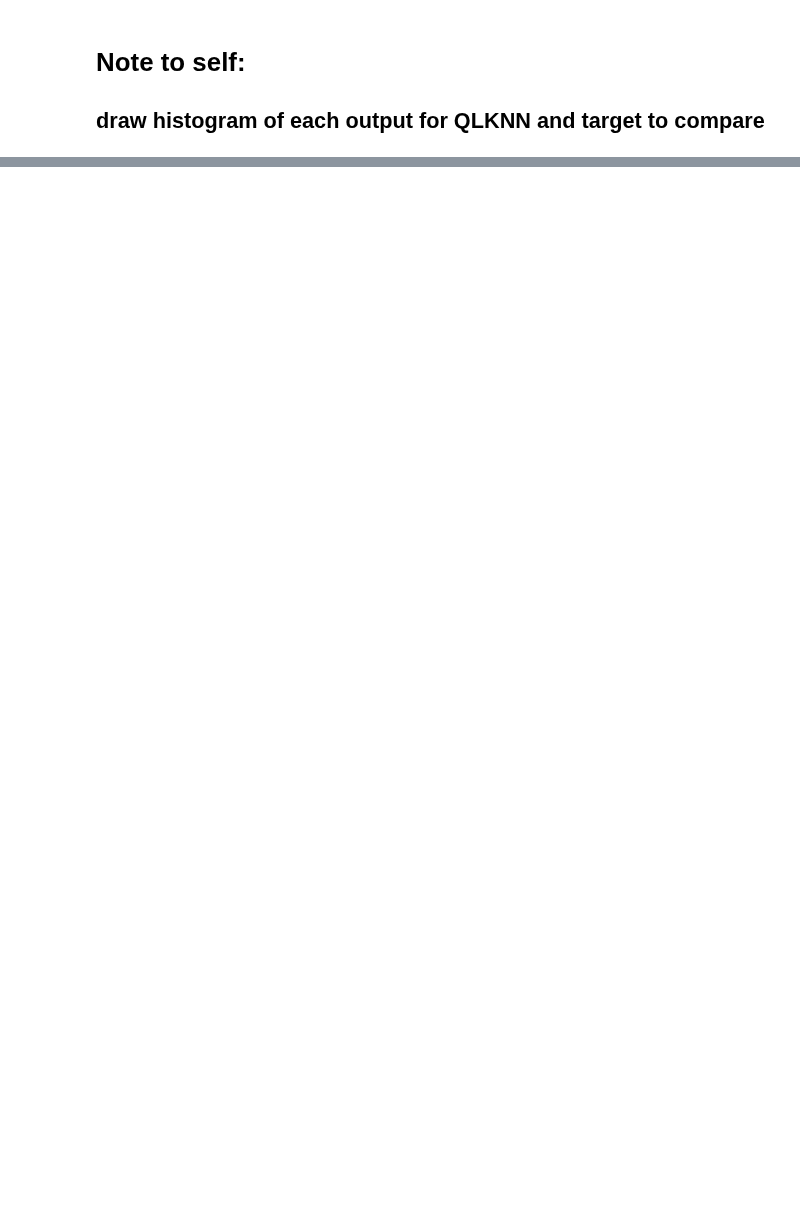
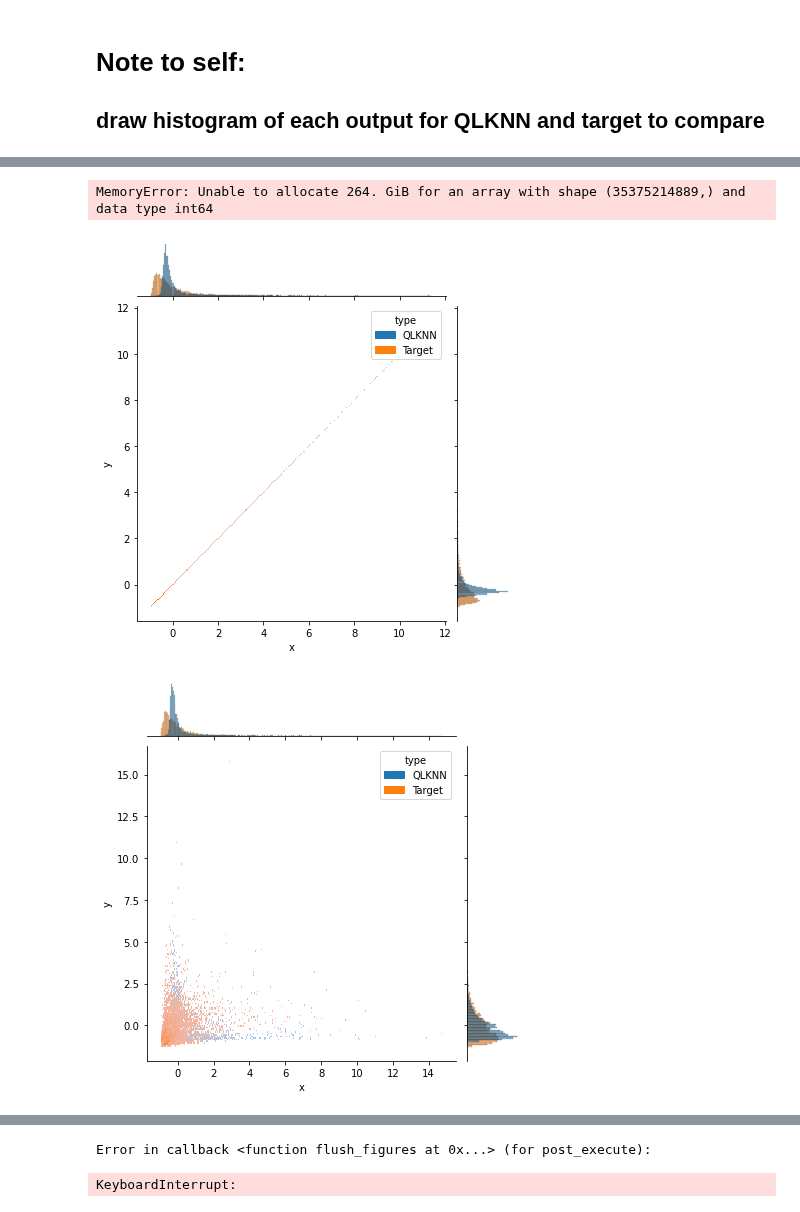
Before and after one commit to zcapjdb/UKAEAGroupProject, a Jupyter notebook: src/notebooks/RegressionOutputs.ipynb, the cells around one changed output, grey strips where cells are left out. Cells and saved outputs as stored; diff of their text form; code cells hidden in the pictures; blank space fills up the shorter version.

```diff
--- a/src/notebooks/RegressionOutputs.ipynb
+++ b/src/notebooks/RegressionOutputs.ipynb
@@ -63,5 +68,5 @@ plt.hist2d(test_data.data[train_keys[6]], test_data.data[target], range = [x_ran
 # %%
-predictions_numpy = predictions.squeeze().detach().numpy()
+predictions_numpy = predictions.squeeze()
 
 random_variable = test_data.data[train_keys[3]].to_numpy()
 
@@ -84,0 +115,24 @@ trainer.test(model = model, dataloaders = test_loader)
+# %%
+for i in range(len(target_keys)):
+    for j in range(len(target_keys)):
+        predict_x = predictions_list[i].squeeze()
+        var_x = test_data.data[target_keys[i]].to_numpy()
+
+        predict_y = predictions_list[j].squeeze()
+        var_y = test_data.data[target_keys[j]].to_numpy()
+
+        predictions_dict = {'x': predict_x, 'y': predict_y}
+        predictions_df = pd.DataFrame(data = predictions_dict)
+        predictions_df['type'] = 'QLKNN'
+
+        var_dict = {'x': var_x, 'y': var_y}
+        var_df = pd.DataFrame(data = var_dict)
+        var_df['type'] = 'Target'
+
+        plot_df = pd.concat([predictions_df.sample(5_000), var_df.sample(5_000)], axis = 0, ignore_index = True)
+
+        sns.jointplot(data = plot_df, x = 'x', y = 'y', hue = 'type', kind = 'hist')
+# %% [output]
+MemoryError: Unable to allocate 264. GiB for an array with shape (35375214889,) and data type int64
+[figure, added]
+[figure, added]
@@ -84,0 +141,2 @@ trainer.test(model = model, dataloaders = test_loader)
+Error in callback <function flush_figures at 0x...> (for post_execute):
+KeyboardInterrupt:
```
Also changed, not shown: parts of 8 cells of this notebook, 2 other files.
